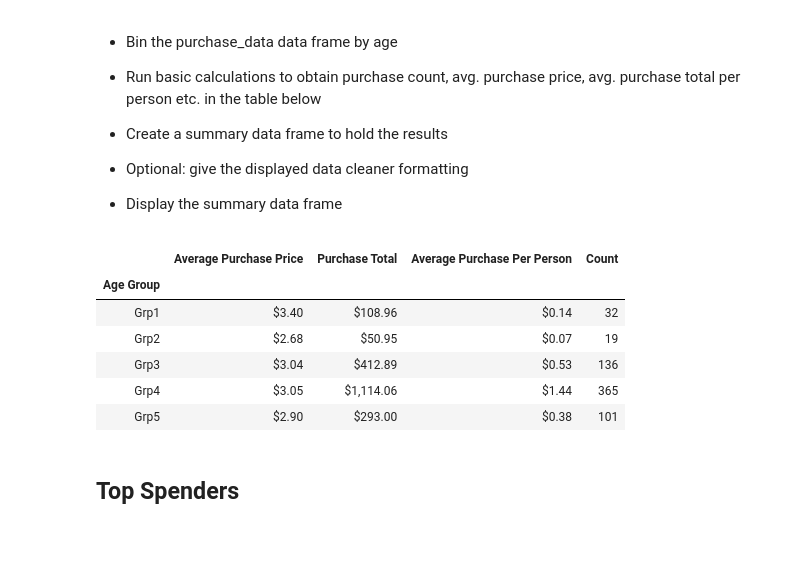
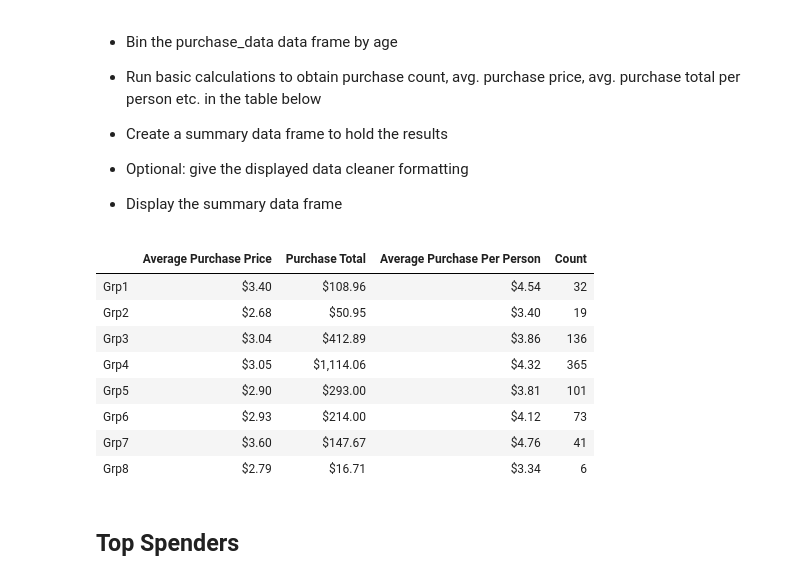
Before and after one commit to narayanan-nithya/HeroesOfPyMoli, a Jupyter notebook: PyMoli_Completed.ipynb, the cells around one changed output. Saved outputs shown, nothing was run; the diff lists cells and outputs as text; code cells hidden in the pictures; blank space fills up the shorter version.

```diff
--- a/PyMoli_Completed.ipynb
+++ b/PyMoli_Completed.ipynb
@@ -168,16 +168,14 @@ gender_purchase_analysis.head()
 
 * Display Age Demographics Table
 # %%
-purchase_data.describe()
-
 bins = [0,10,14,19,24, 29,34,39,40]
 age_group_names =["Grp1","Grp2","Grp3","Grp4","Grp5","Grp6","Grp7","Grp8"]
 
-purchase_data["Age Group"] = pd.cut(purchase_data["Age"],bins, labels=age_group_names, include_lowest=True)
+gender_demo["Age Group"] = pd.cut(gender_demo["Age"],bins, labels=age_group_names, include_lowest=True)
 
-group_total_count = purchase_data["Age Group"].count()
+group_total_count = gender_demo["Age Group"].count()
 
-age_group_count = purchase_data["Age Group"].value_counts()
+age_group_count = gender_demo["Age Group"].value_counts()
 
 age_group_analysis = pd.DataFrame(age_group_count)
 age_group_analysis
@@ -188,6 +186,6 @@ age_group_analysis["Age Group Percentage"]= round((age_group_analysis["Count"]/g
 
 
 age_group_analysis["Age Group Percentage"]  = age_group_analysis["Age Group Percentage"].map("{:,.2f}%".format)
-age_group_analysis.head()
+age_group_analysis.head(50)
 # %% [output]
 |  | Count | Age Group Percentage |
@@ -213,34 +214,41 @@ age_group_analysis.head()
 
 * Display the summary data frame
 # %%
+bins = [0,10,14,19,24, 29,34,39,40]
+age_group_names =["Grp1","Grp2","Grp3","Grp4","Grp5","Grp6","Grp7","Grp8"]
+
+purchase_data["Age Group"] = pd.cut(purchase_data["Age"],bins, labels=age_group_names, include_lowest=True)
+
 agegrouped_purchase_data = purchase_data.groupby(["Age Group"])
 
-agegrouped_purchase_count = agegrouped_purchase_data["Purchase ID"].count()
+agegrouped_purchase_count = agegrouped_purchase_data["Age Group"].count()
 
 agegrouped_purchase_avg = agegrouped_purchase_data["Price"].mean()
 agegrouped_purchase_total = agegrouped_purchase_data["Price"].sum()
 
-agegrouped_purchase_avgpp = agegrouped_purchase_total/group_total_count
+agegrouped_purchase_avgpp = (agegrouped_purchase_total)/age_group_analysis["Count"]
 
 agegrouped_purchase_analysis = pd.DataFrame({"Average Purchase Price":(agegrouped_purchase_avg),
                                             "Purchase Total":(agegrouped_purchase_total),
                                             "Average Purchase Per Person":(agegrouped_purchase_avgpp),
                                             "Count":(agegrouped_purchase_count)})
 
 agegrouped_purchase_analysis["Average Purchase Price"] = agegrouped_purchase_analysis["Average Purchase Price"].map("${:,.2f}".format)
 agegrouped_purchase_analysis["Purchase Total"] = agegrouped_purchase_analysis["Purchase Total"].map("${:,.2f}".format)
 
 agegrouped_purchase_analysis["Average Purchase Per Person"]= agegrouped_purchase_analysis["Average Purchase Per Person"].map("${:,.2f}".format)
 
-agegrouped_purchase_analysis.head()
+agegrouped_purchase_analysis.head(150)
 # %% [output]
 |  | Average Purchase Price | Purchase Total | Average Purchase Per Person | Count |
-| Age Group |  |  |  |  |
-| Grp1 | $3.40 | $108.96 | $0.14 | 32 |
-| Grp2 | $2.68 | $50.95 | $0.07 | 19 |
-| Grp3 | $3.04 | $412.89 | $0.53 | 136 |
-| Grp4 | $3.05 | $1,114.06 | $1.44 | 365 |
-| Grp5 | $2.90 | $293.00 | $0.38 | 101 |
+| Grp1 | $3.40 | $108.96 | $4.54 | 32 |
+| Grp2 | $2.68 | $50.95 | $3.40 | 19 |
+| Grp3 | $3.04 | $412.89 | $3.86 | 136 |
+| Grp4 | $3.05 | $1,114.06 | $4.32 | 365 |
+| Grp5 | $2.90 | $293.00 | $3.81 | 101 |
+| Grp6 | $2.93 | $214.00 | $4.12 | 73 |
+| Grp7 | $3.60 | $147.67 | $4.76 | 41 |
+| Grp8 | $2.79 | $16.71 | $3.34 | 6 |
 # %% [markdown]
 ## Top Spenders
 # %% [markdown]
```
Also changed, not shown: parts of 4 cells of this notebook.
